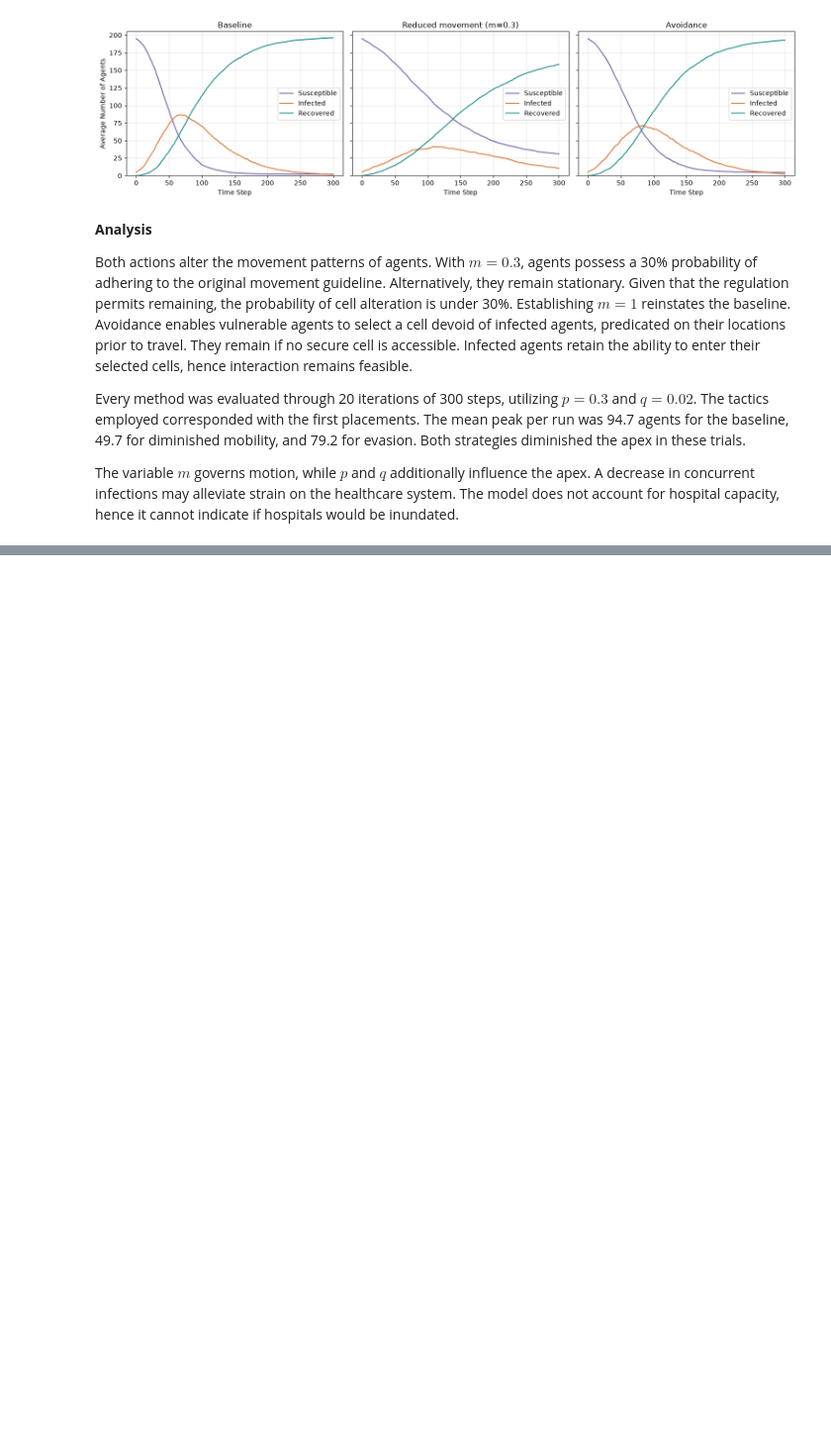
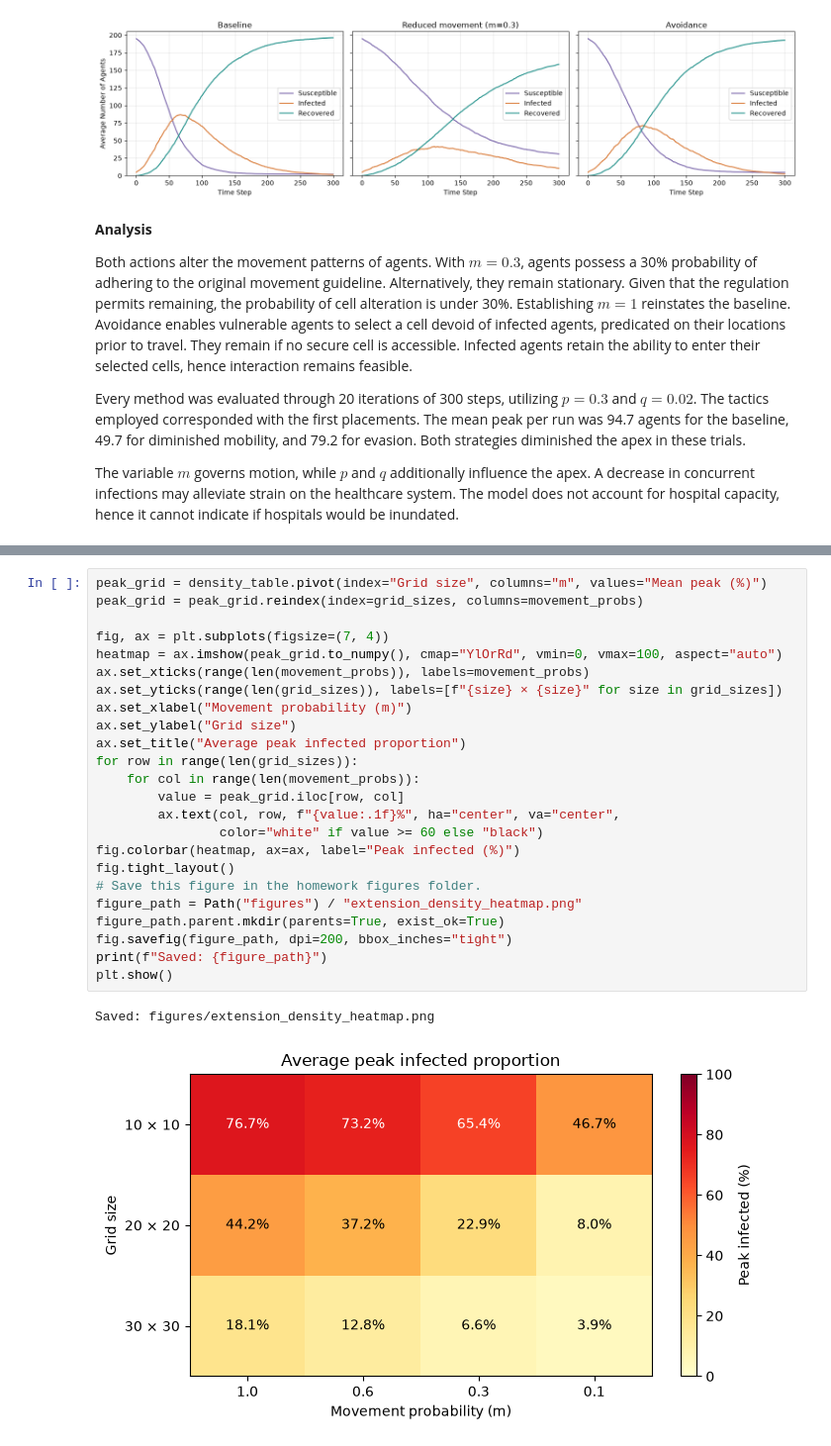
Before and after one commit to zxc12a8/BMI500-HW7-Agent-Based-Modeling, a Jupyter notebook: q2.ipynb, the cells around one changed output, grey strips where cells are left out. Shown at 99% size. Cells and saved outputs as stored; diff of their text form; blank space fills up the shorter version.

```diff
--- a/q2.ipynb
+++ b/q2.ipynb
@@ -370,0 +614,27 @@ The variable $m$ governs motion, while $p$ and $q$ additionally influence the ap
+# %%
+peak_grid = density_table.pivot(index="Grid size", columns="m", values="Mean peak (%)")
+peak_grid = peak_grid.reindex(index=grid_sizes, columns=movement_probs)
+
+fig, ax = plt.subplots(figsize=(7, 4))
+heatmap = ax.imshow(peak_grid.to_numpy(), cmap="YlOrRd", vmin=0, vmax=100, aspect="auto")
+ax.set_xticks(range(len(movement_probs)), labels=movement_probs)
+ax.set_yticks(range(len(grid_sizes)), labels=[f"{size} × {size}" for size in grid_sizes])
+ax.set_xlabel("Movement probability (m)")
+ax.set_ylabel("Grid size")
+ax.set_title("Average peak infected proportion")
+for row in range(len(grid_sizes)):
+    for col in range(len(movement_probs)):
+        value = peak_grid.iloc[row, col]
+        ax.text(col, row, f"{value:.1f}%", ha="center", va="center",
+                color="white" if value >= 60 else "black")
+fig.colorbar(heatmap, ax=ax, label="Peak infected (%)")
+fig.tight_layout()
+# Save this figure in the homework figures folder.
+figure_path = Path("figures") / "extension_density_heatmap.png"
+figure_path.parent.mkdir(parents=True, exist_ok=True)
+fig.savefig(figure_path, dpi=200, bbox_inches="tight")
+print(f"Saved: {figure_path}")
+plt.show()
+# %% [output]
+Saved: figures/extension_density_heatmap.png
+[figure, added]
```
Also changed, not shown: parts of 16 cells of this notebook, 8 other files.
